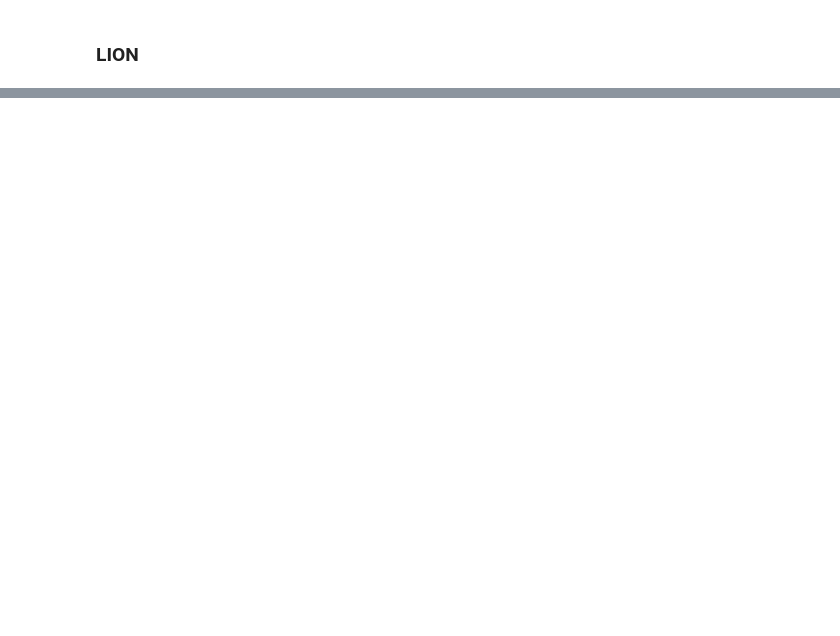
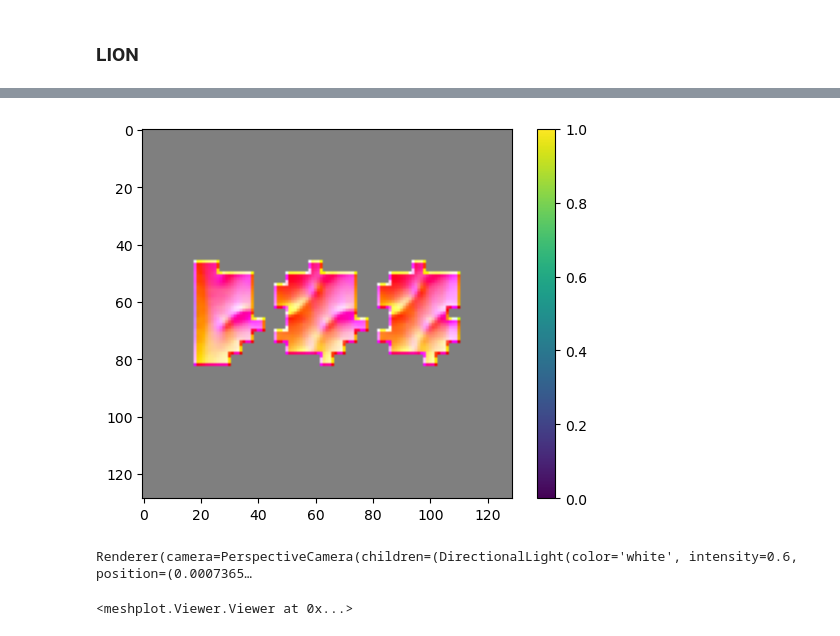
Before and after one commit to Sagar160/SSU, a Jupyter notebook: demo/demo_nissim_simple.ipynb, the cells around one changed output, grey strips where cells are left out. Drawn from its saved outputs; the diff is of its cells as text; code cells hidden in the pictures; blank space fills up the shorter version.

```diff
--- a/demo/demo_nissim_simple.ipynb
+++ b/demo/demo_nissim_simple.ipynb
@@ -242,0 +278,32 @@ for  OFF in (np.linspace(0, 0.1, 20)):
+# %%
+import torch.nn as nn
+
+class GradientFeatures(nn.Module):
+    def __init__(self, kernel_size=3, stride=1):
+        super(GradientFeatures, self).__init__()
+        assert kernel_size==3 or kernel_size==5
+        assert stride==1
+
+        if kernel_size==3:
+            s = torch.tensor([1, 2, 1], dtype=torch.float32)
+            d = torch.tensor([-1, 0, 1], dtype=torch.float32)
+        elif kernel_size==5:
+            s = torch.tensor([1, 1, 1, 1, 1])
+            d = torch.tensor([-1, -1, 0, 1, 1])
+        kx = (s[:, None, None] * s[None, :, None] * d[None, None, :]).unsqueeze(0)
+        print(kx.abs().sum())
+        ky = (s[:, None, None] * d[None, :, None] * s[None, None, :]).unsqueeze(0)
+        kz = (d[:, None, None] * s[None, :, None] * s[None, None, :]).unsqueeze(0)
+        grad_xyz = torch.cat((kx,ky,kz))
+        # kx
+        grad_conv = fvnn.SparseConv3d(1, 3, kernel_size=kernel_size, stride=1, bias=False)
+        grad_conv.requires_grad_(False)
+        grad_conv.weight*=0
+        for i in range(1):
+            grad_conv.weight[3*i:3*i+3, i] = grad_xyz/kx.abs().sum()
+        self.grad_conv = grad_conv
+
+    def forward(self, input):
+        return self.grad_conv(input)
+
+g_feat = GradientFeatures(kernel_size=3).to('cuda')
@@ -242,0 +331,6 @@ for  OFF in (np.linspace(0, 0.1, 20)):
+# %%
+plt.imshow(grad_array[100])
+plt.colorbar()
+plt.imsave('screw_grad.png', grad_array[100])
+# %% [output]
+[figure, added]
@@ -242,0 +351,5 @@ for  OFF in (np.linspace(0, 0.1, 20)):
+# %%
+plot(v.cpu().detach().numpy(), f.cpu().detach().numpy())
+# %% [output]
+Renderer(camera=PerspectiveCamera(children=(DirectionalLight(color='white', intensity=0.6, position=(0.0007365…
+<meshplot.Viewer.Viewer at 0x...>
```
Also changed, not shown: parts of 20 cells of this notebook.
